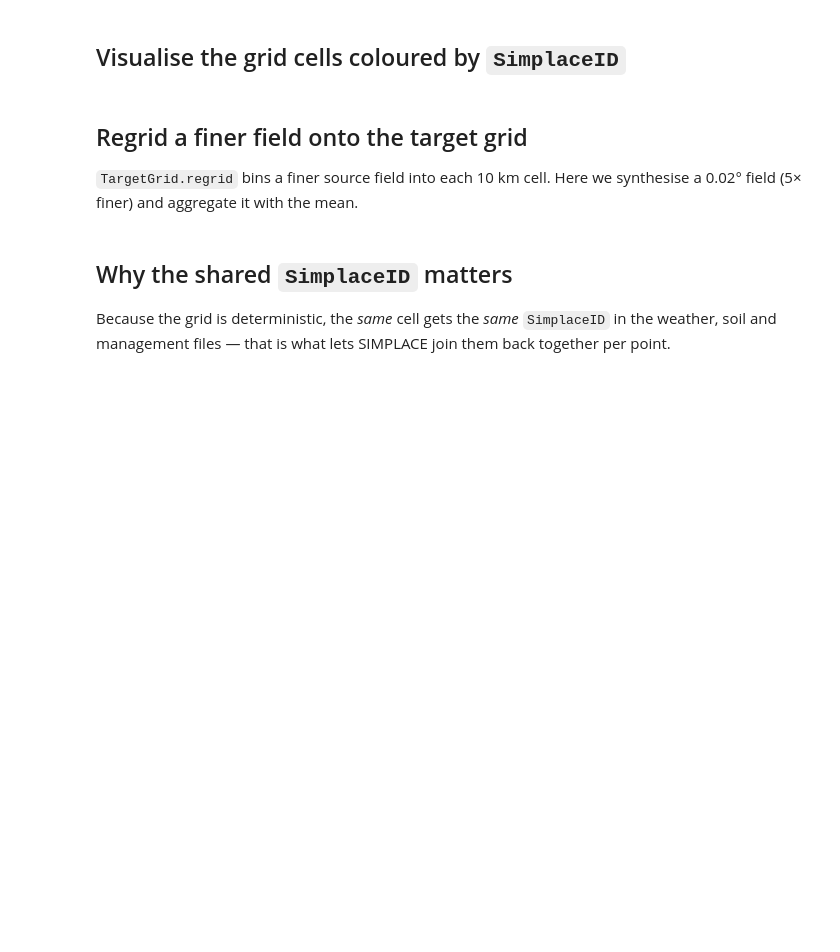
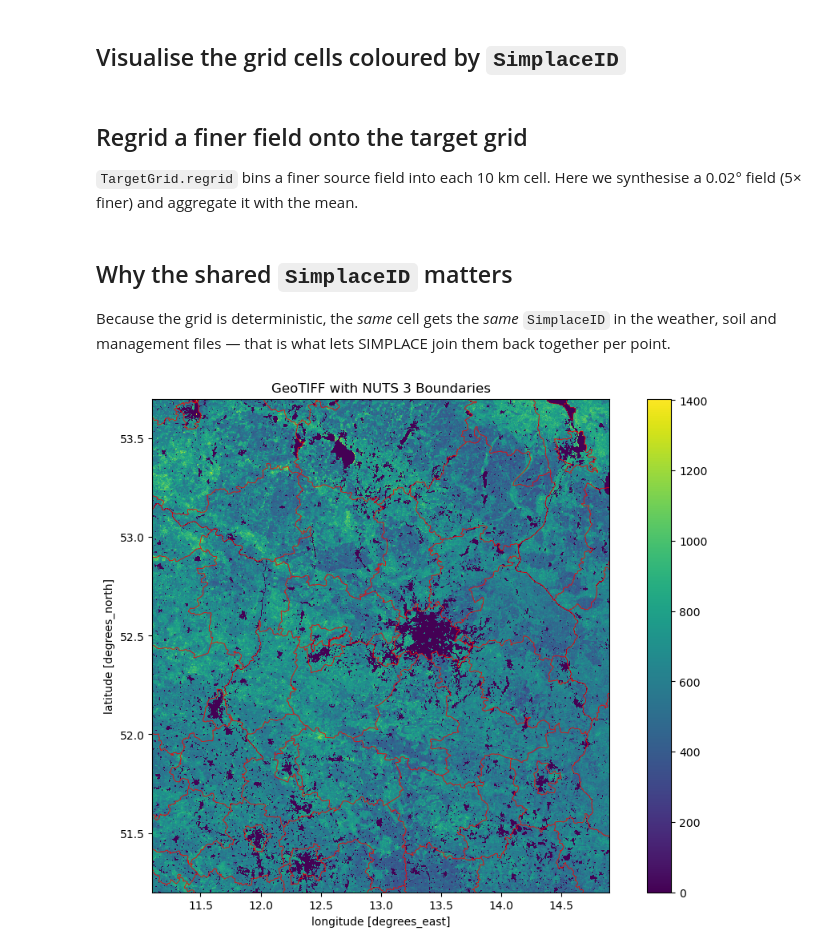
Before and after one commit to Kaushikreddym/data4simplace, a Jupyter notebook: docs/examples/02_target_grid.ipynb, the cells around one changed output. Cells and saved outputs as stored; diff of their text form; code cells hidden in the pictures; blank space fills up the shorter version.

```diff
--- a/docs/examples/02_target_grid.ipynb
+++ b/docs/examples/02_target_grid.ipynb
@@ -70,3 +70,63 @@ plt.tight_layout()
 Because the grid is deterministic, the *same* cell gets the *same*
 `SimplaceID` in the weather, soil and management files — that is what lets
 SIMPLACE join them back together per point.
+# %%
+FP = "/data01/FDS/muduchuru/Land/SoilGrids/_wcs_cache/soc_0-5cm_mean.tif"
+# %%
+import matplotlib.pyplot as plt
+import geopandas as gpd
+import rioxarray
+
+# 1. LOAD DATA
+da = rioxarray.open_rasterio(FP)
+if 'band' in da.dims:
+    da = da.squeeze('band')
+# da = da.
+da = da.rio.reproject("EPSG:4326")
+# Fetch NUTS 3
+nuts_url = "https://gisco-services.ec.europa.eu/distribution/v2/nuts/geojson/NUTS_RG_01M_2021_4326_LEVL_3.geojson"
+nuts3 = gpd.read_file(nuts_url)
+
+# 2. MATCH CRS PROPERLY
+# Check if raster has a valid CRS. If missing, assume standard Lat/Lon (EPSG:4326)
+raster_crs = da.rio.crs
+if raster_crs is None:
+    da.rio.write_crs("EPSG:4326", inplace=True)
+    raster_crs = "EPSG:4326"
+
+# Reproject NUTS 3 to match the raster
+nuts3 = nuts3.to_crs(raster_crs)
+
+# 3. SAFE BOUNDS & CROPPING
+left, bottom, right, top = da.rio.bounds()
+
+# Crop NUTS 3 boundaries to raster spatial extent
+nuts3_cropped = nuts3.cx[left:right, bottom:top]
+
+# Safety Check: Did the crop return any polygons?
+if len(nuts3_cropped) == 0:
+    print("⚠️ Warning: No NUTS 3 polygons found within the raster bounds! Plotting uncropped NUTS dataset.")
+    nuts3_to_plot = nuts3
+else:
+    nuts3_to_plot = nuts3_cropped
+
+# 4. PLOT SAFELY
+fig, ax = plt.subplots(figsize=(12, 8))
+
+# Draw raster
+da.plot(ax=ax, cmap='viridis')#, extent=[left, right, bottom, top])
+
+# Draw vector over raster with aspect='auto' to prevent aspect ratio errors
+nuts3_to_plot.plot(
+    ax=ax,
+    facecolor='none',
+    edgecolor='red',
+    linewidth=0.5,
+    alpha=0.7,
+    aspect='auto'  # Explicitly prevents "aspect must be finite" error
+)
+
+plt.title("GeoTIFF with NUTS 3 Boundaries")
+plt.show()
+# %% [output]
+[figure, added]
```
Also changed, not shown: parts of 1 cell of this notebook, 28 other files.
